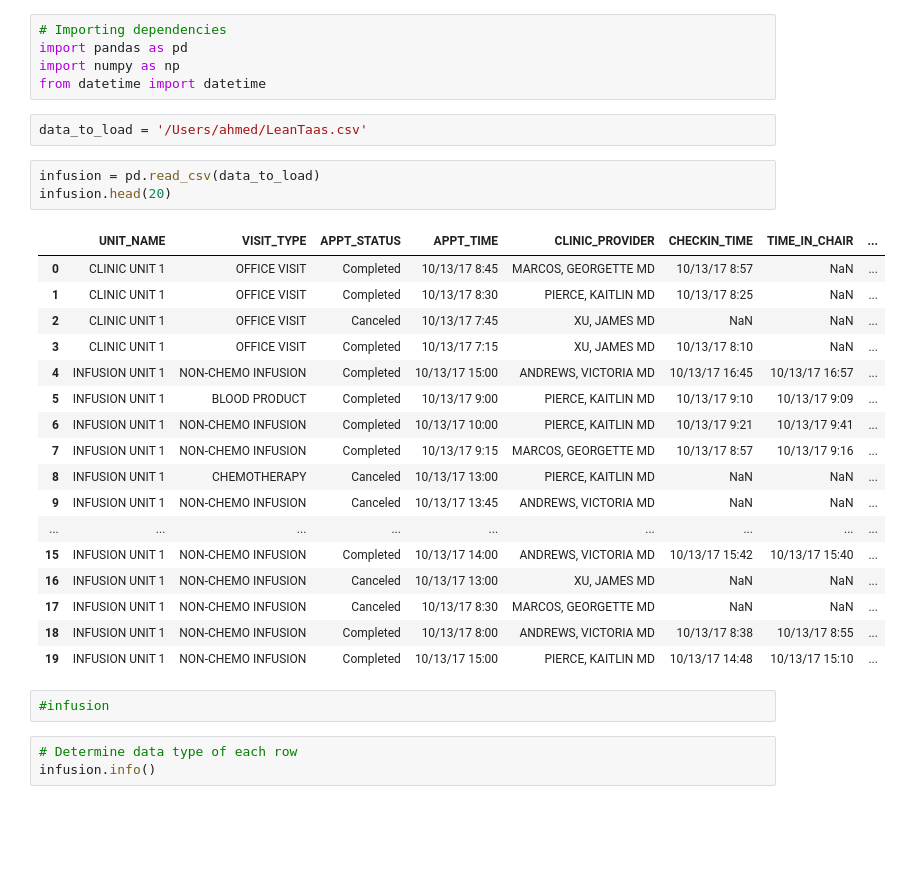
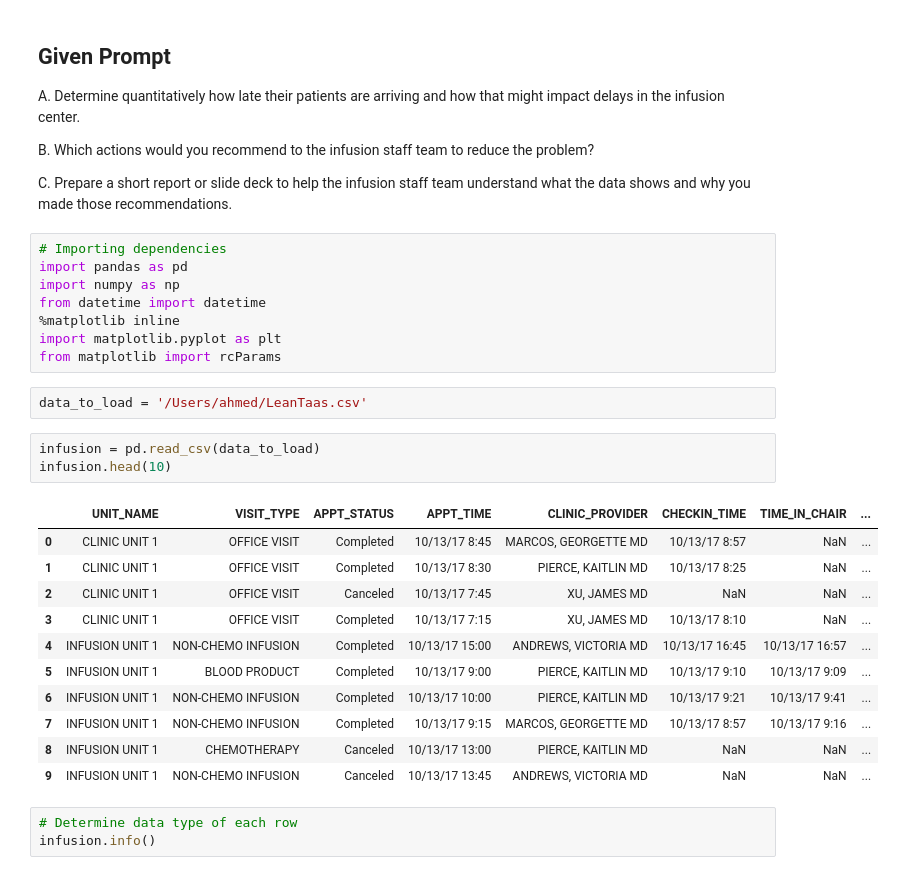
Before and after one commit to FahimaFarha/LeanTaas_Assignment, a Jupyter notebook: LeanTaas.ipynb, the cells around one changed output. Drawn from its saved outputs; the diff is of its cells as text; blank space fills up the shorter version.

```diff
--- a/LeanTaas.ipynb
+++ b/LeanTaas.ipynb
@@ -1,33 +1,36 @@
+# %% [markdown]
+## Given Prompt
+
+A. Determine quantitatively how late their patients are arriving and how that might impact delays in the  infusion center.
+
+B. Which actions would you recommend to the infusion staff team to reduce the problem?
+
+C. Prepare a short report or slide deck to help the infusion staff team understand what the data shows and  why you made those recommendations.
 # %%
 # Importing dependencies
 import pandas as pd
 import numpy as np
 from datetime import datetime
+%matplotlib inline
+import matplotlib.pyplot as plt
+from matplotlib import rcParams
 # %%
 data_to_load = '/Users/ahmed/LeanTaas.csv'
 # %%
 infusion = pd.read_csv(data_to_load)
-infusion.head(20)
+infusion.head(10)
 # %% [output]
 |  | UNIT_NAME | VISIT_TYPE | APPT_STATUS | APPT_TIME | CLINIC_PROVIDER | CHECKIN_TIME | TIME_IN_CHAIR | ... |
 | 0 | CLINIC UNIT 1 | OFFICE VISIT | Completed | 10/13/17 8:45 | MARCOS, GEORGETTE MD | 10/13/17 8:57 | NaN | ... |
 | 1 | CLINIC UNIT 1 | OFFICE VISIT | Completed | 10/13/17 8:30 | PIERCE, KAITLIN MD | 10/13/17 8:25 | NaN | ... |
 | 2 | CLINIC UNIT 1 | OFFICE VISIT | Canceled | 10/13/17 7:45 | XU, JAMES MD | NaN | NaN | ... |
 | 3 | CLINIC UNIT 1 | OFFICE VISIT | Completed | 10/13/17 7:15 | XU, JAMES MD | 10/13/17 8:10 | NaN | ... |
 | 4 | INFUSION UNIT 1 | NON-CHEMO INFUSION | Completed | 10/13/17 15:00 | ANDREWS, VICTORIA MD | 10/13/17 16:45 | 10/13/17 16:57 | ... |
 | 5 | INFUSION UNIT 1 | BLOOD PRODUCT | Completed | 10/13/17 9:00 | PIERCE, KAITLIN MD | 10/13/17 9:10 | 10/13/17 9:09 | ... |
 | 6 | INFUSION UNIT 1 | NON-CHEMO INFUSION | Completed | 10/13/17 10:00 | PIERCE, KAITLIN MD | 10/13/17 9:21 | 10/13/17 9:41 | ... |
 | 7 | INFUSION UNIT 1 | NON-CHEMO INFUSION | Completed | 10/13/17 9:15 | MARCOS, GEORGETTE MD | 10/13/17 8:57 | 10/13/17 9:16 | ... |
 | 8 | INFUSION UNIT 1 | CHEMOTHERAPY | Canceled | 10/13/17 13:00 | PIERCE, KAITLIN MD | NaN | NaN | ... |
 | 9 | INFUSION UNIT 1 | NON-CHEMO INFUSION | Canceled | 10/13/17 13:45 | ANDREWS, VICTORIA MD | NaN | NaN | ... |
-| ... | ... | ... | ... | ... | ... | ... | ... | ... |
-| 15 | INFUSION UNIT 1 | NON-CHEMO INFUSION | Completed | 10/13/17 14:00 | ANDREWS, VICTORIA MD | 10/13/17 15:42 | 10/13/17 15:40 | ... |
-| 16 | INFUSION UNIT 1 | NON-CHEMO INFUSION | Canceled | 10/13/17 13:00 | XU, JAMES MD | NaN | NaN | ... |
-| 17 | INFUSION UNIT 1 | NON-CHEMO INFUSION | Canceled | 10/13/17 8:30 | MARCOS, GEORGETTE MD | NaN | NaN | ... |
-| 18 | INFUSION UNIT 1 | NON-CHEMO INFUSION | Completed | 10/13/17 8:00 | ANDREWS, VICTORIA MD | 10/13/17 8:38 | 10/13/17 8:55 | ... |
-| 19 | INFUSION UNIT 1 | NON-CHEMO INFUSION | Completed | 10/13/17 15:00 | PIERCE, KAITLIN MD | 10/13/17 14:48 | 10/13/17 15:10 | ... |
-# %%
-#infusion
 # %%
 # Determine data type of each row
 infusion.info()
```
Also changed, not shown: parts of 56 cells of this notebook.
